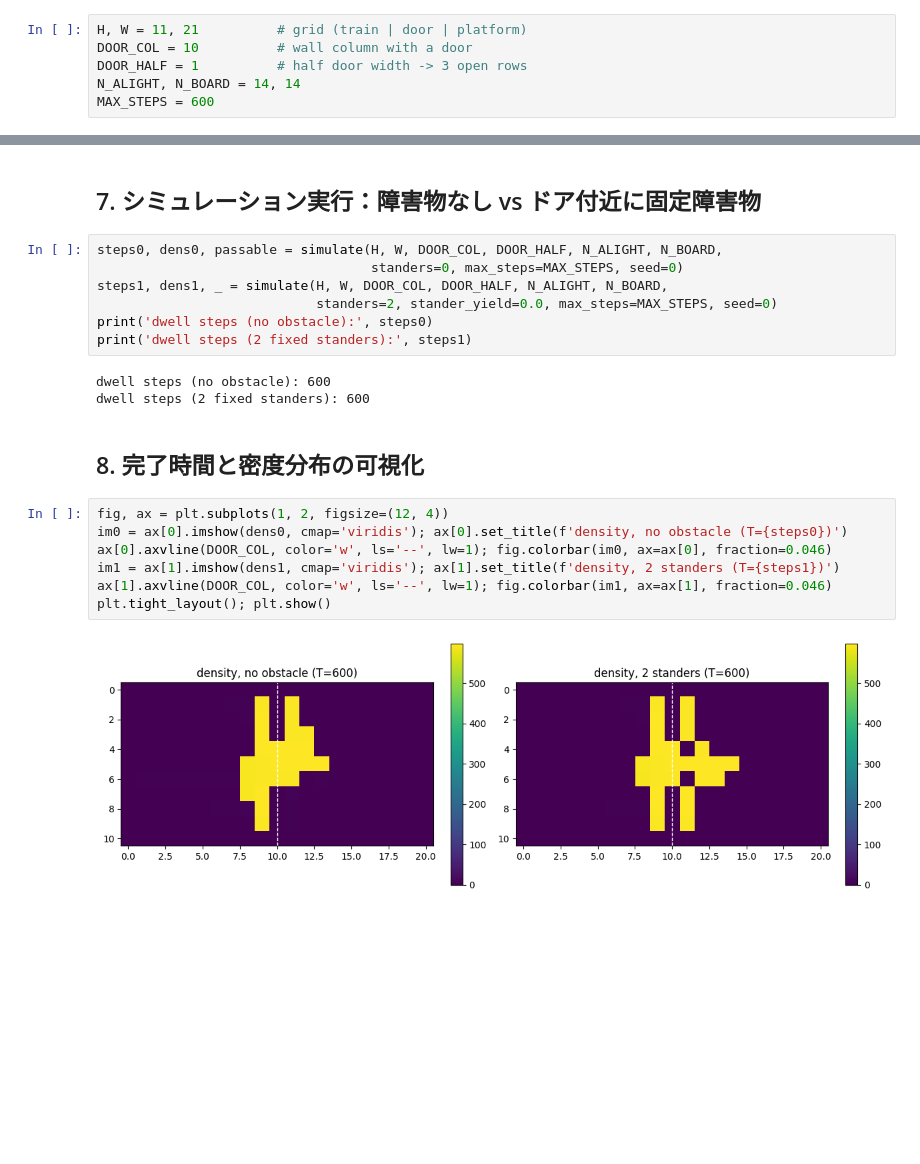
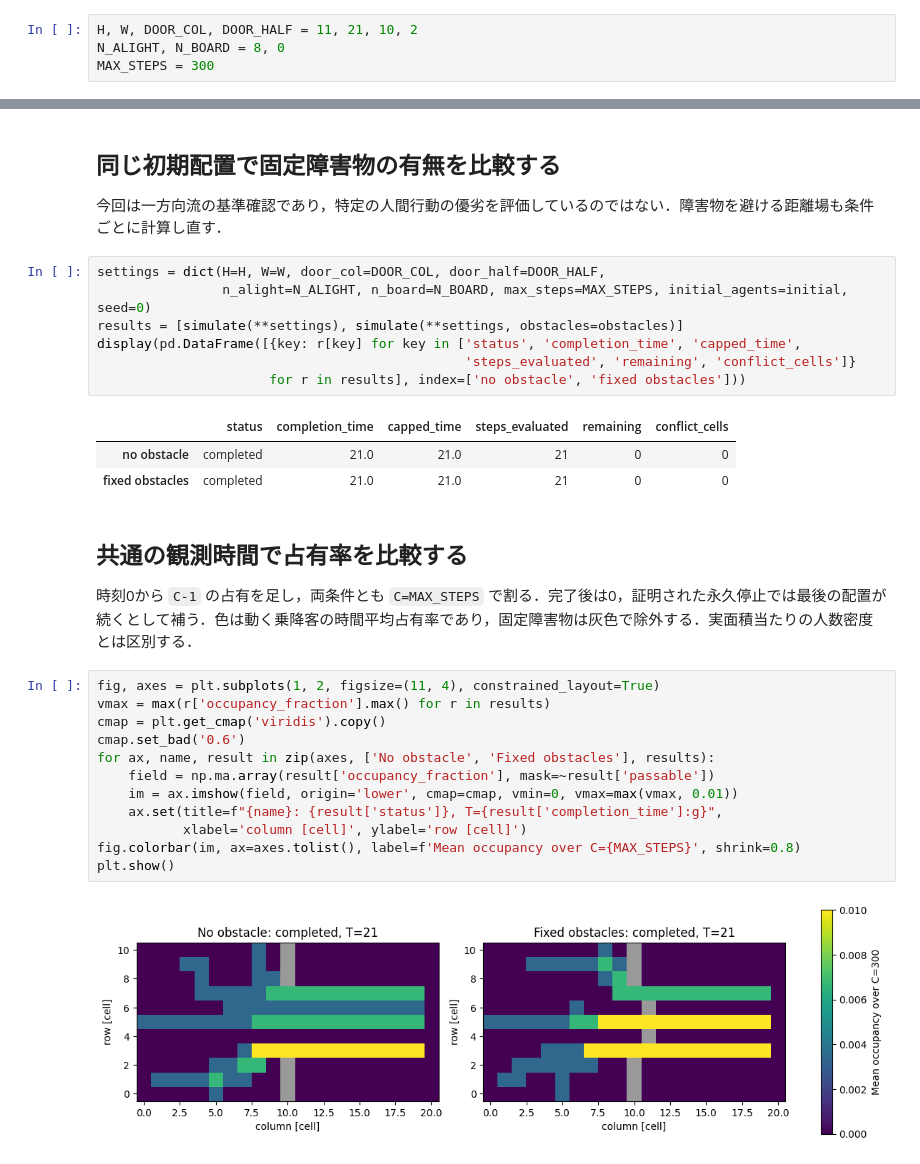
Before and after one commit to k16kgw/Seminar_text, a Jupyter notebook: notebooks/31_train_boarding_ca.ipynb, the cells around one changed output, grey strips where cells are left out. Saved outputs shown, nothing was run; the diff lists cells and outputs as text; blank space fills up the shorter version.

```diff
--- a/notebooks/31_train_boarding_ca.ipynb
+++ b/notebooks/31_train_boarding_ca.ipynb
@@ -16,7 +19,5 @@ np.random.seed(0)
 # %%
-H, W = 11, 21          # grid (train | door | platform)
-DOOR_COL = 10          # wall column with a door
-DOOR_HALF = 1          # half door width -> 3 open rows
-N_ALIGHT, N_BOARD = 14, 14
-MAX_STEPS = 600
+H, W, DOOR_COL, DOOR_HALF = 11, 21, 10, 2
+N_ALIGHT, N_BOARD = 8, 0
+MAX_STEPS = 300
 # %% [markdown]
@@ -98,24 +269,34 @@ def simulate(H=11, W=21, door_col=10, door_half=1, n_alight=14, n_board=14,
 # %% [markdown]
-## 7. シミュレーション実行：障害物なし vs ドア付近に固定障害物
+## 同じ初期配置で固定障害物の有無を比較する
+
+今回は一方向流の基準確認であり，特定の人間行動の優劣を評価しているのではない．障害物を避ける距離場も条件ごとに計算し直す．
 # %%
-steps0, dens0, passable = simulate(H, W, DOOR_COL, DOOR_HALF, N_ALIGHT, N_BOARD,
-                                   standers=0, max_steps=MAX_STEPS, seed=0)
-steps1, dens1, _ = simulate(H, W, DOOR_COL, DOOR_HALF, N_ALIGHT, N_BOARD,
-                            standers=2, stander_yield=0.0, max_steps=MAX_STEPS, seed=0)
-print('dwell steps (no obstacle):', steps0)
-print('dwell steps (2 fixed standers):', steps1)
+settings = dict(H=H, W=W, door_col=DOOR_COL, door_half=DOOR_HALF,
+                n_alight=N_ALIGHT, n_board=N_BOARD, max_steps=MAX_STEPS, initial_agents=initial, seed=0)
+results = [simulate(**settings), simulate(**settings, obstacles=obstacles)]
+display(pd.DataFrame([{key: r[key] for key in ['status', 'completion_time', 'capped_time',
+                                               'steps_evaluated', 'remaining', 'conflict_cells']}
+                      for r in results], index=['no obstacle', 'fixed obstacles']))
 # %% [output]
-dwell steps (no obstacle): 600
-dwell steps (2 fixed standers): 600
+|  | status | completion_time | capped_time | steps_evaluated | remaining | conflict_cells |
+| no obstacle | completed | 21.0 | 21.0 | 21 | 0 | 0 |
+| fixed obstacles | completed | 21.0 | 21.0 | 21 | 0 | 0 |
 # %% [markdown]
-## 8. 完了時間と密度分布の可視化
+## 共通の観測時間で占有率を比較する
+
+時刻0から `C-1` の占有を足し，両条件とも `C=MAX_STEPS` で割る．完了後は0，証明された永久停止では最後の配置が続くとして補う．色は動く乗降客の時間平均占有率であり，固定障害物は灰色で除外する．実面積当たりの人数密度とは区別する．
 # %%
-fig, ax = plt.subplots(1, 2, figsize=(12, 4))
-im0 = ax[0].imshow(dens0, cmap='viridis'); ax[0].set_title(f'density, no obstacle (T={steps0})')
-ax[0].axvline(DOOR_COL, color='w', ls='--', lw=1); fig.colorbar(im0, ax=ax[0], fraction=0.046)
-im1 = ax[1].imshow(dens1, cmap='viridis'); ax[1].set_title(f'density, 2 standers (T={steps1})')
-ax[1].axvline(DOOR_COL, color='w', ls='--', lw=1); fig.colorbar(im1, ax=ax[1], fraction=0.046)
-plt.tight_layout(); plt.show()
+fig, axes = plt.subplots(1, 2, figsize=(11, 4), constrained_layout=True)
+vmax = max(r['occupancy_fraction'].max() for r in results)
+cmap = plt.get_cmap('viridis').copy()
+cmap.set_bad('0.6')
+for ax, name, result in zip(axes, ['No obstacle', 'Fixed obstacles'], results):
+    field = np.ma.array(result['occupancy_fraction'], mask=~result['passable'])
+    im = ax.imshow(field, origin='lower', cmap=cmap, vmin=0, vmax=max(vmax, 0.01))
+    ax.set(title=f"{name}: {result['status']}, T={result['completion_time']:g}",
+           xlabel='column [cell]', ylabel='row [cell]')
+fig.colorbar(im, ax=axes.tolist(), label=f'Mean occupancy over C={MAX_STEPS}', shrink=0.8)
+plt.show()
 # %% [output]
-[figure, old version]
+[figure, new version]
 # %% [markdown]
```
Also changed, not shown: parts of 14 cells of this notebook, 18 other files.
